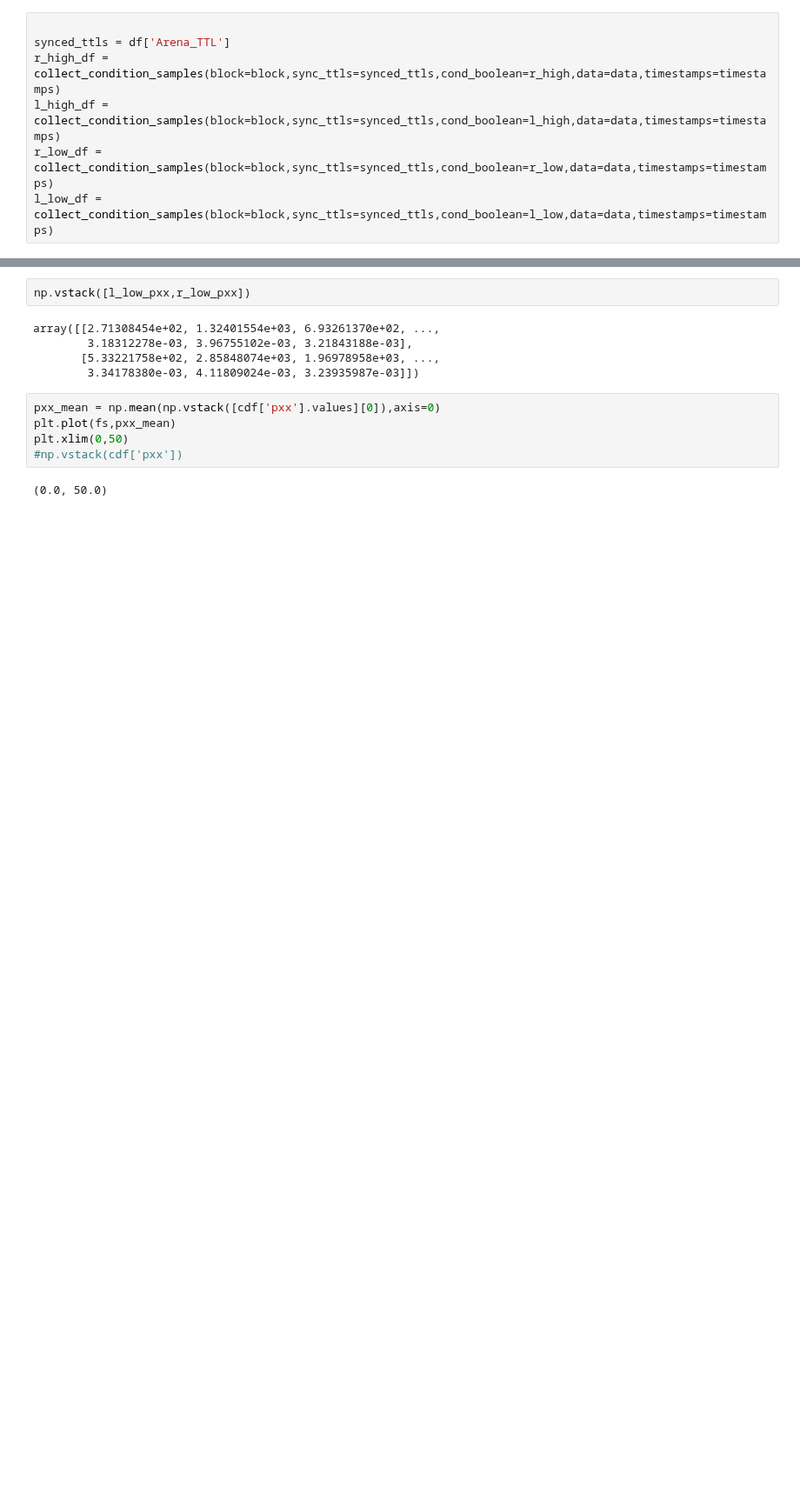
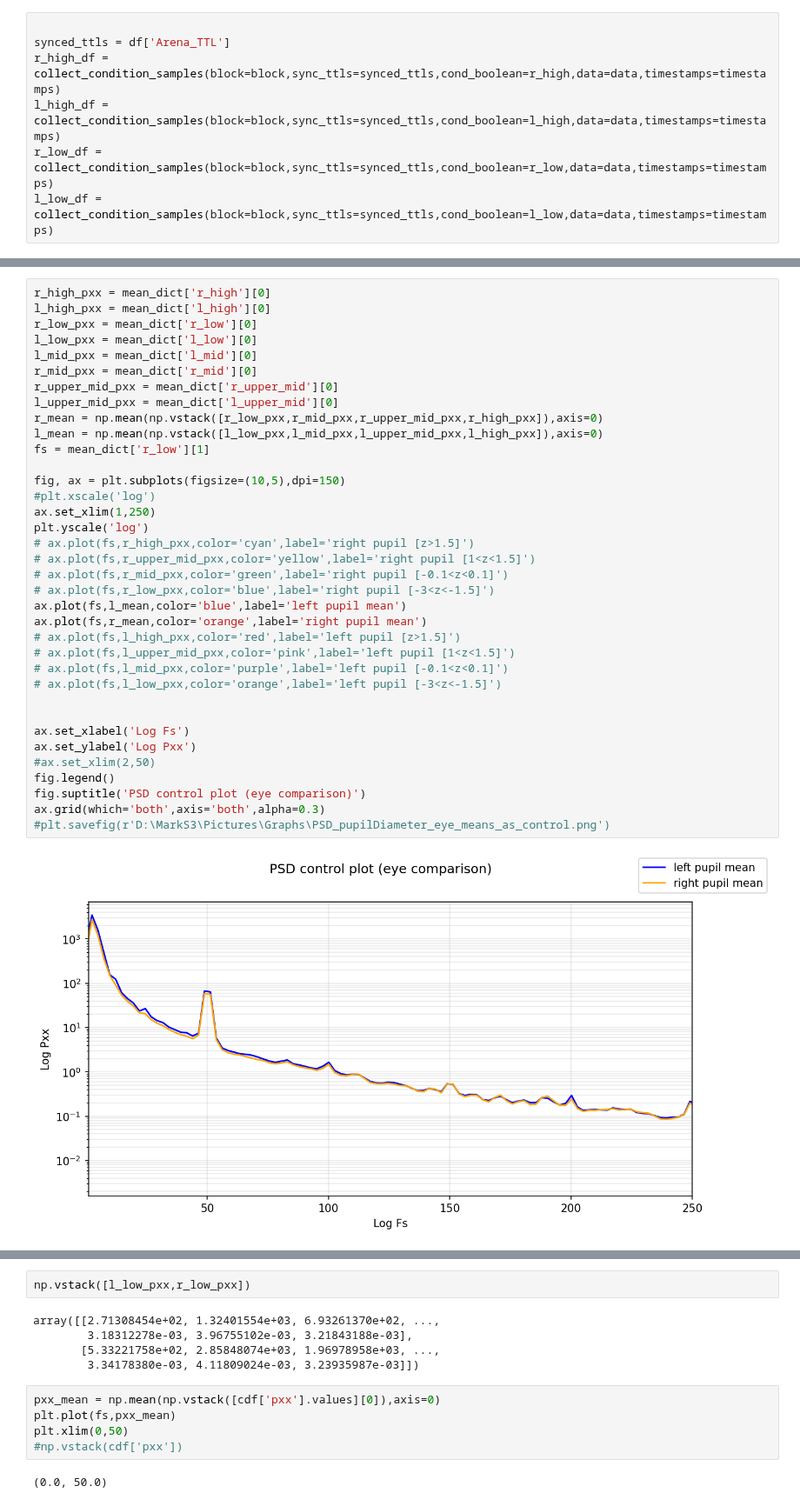
Before and after one commit to neural-electrophysiology-tool-team/Eye-Tracking-Tools, a Jupyter notebook: Pupil_PSD_Graphs.ipynb, the cells around one changed output, grey strips where cells are left out. Shown at 87% size. Drawn from its saved outputs; the diff is of its cells as text; blank space fills up the shorter version.

```diff
--- a/Pupil_PSD_Graphs.ipynb
+++ b/Pupil_PSD_Graphs.ipynb
@@ -315,3 +435,41 @@ ax.grid(which='both',axis='both',alpha=0.3)
+# %%
+r_high_pxx = mean_dict['r_high'][0]
+l_high_pxx = mean_dict['l_high'][0]
+r_low_pxx = mean_dict['r_low'][0]
+l_low_pxx = mean_dict['l_low'][0]
+l_mid_pxx = mean_dict['l_mid'][0]
+r_mid_pxx = mean_dict['r_mid'][0]
+r_upper_mid_pxx = mean_dict['r_upper_mid'][0]
+l_upper_mid_pxx = mean_dict['l_upper_mid'][0]
+r_mean = np.mean(np.vstack([r_low_pxx,r_mid_pxx,r_upper_mid_pxx,r_high_pxx]),axis=0)
+l_mean = np.mean(np.vstack([l_low_pxx,l_mid_pxx,l_upper_mid_pxx,l_high_pxx]),axis=0)
+fs = mean_dict['r_low'][1]
+
+fig, ax = plt.subplots(figsize=(10,5),dpi=150)
+#plt.xscale('log')
+ax.set_xlim(1,250)
+plt.yscale('log')
+# ax.plot(fs,r_high_pxx,color='cyan',label='right pupil [z>1.5]')
+# ax.plot(fs,r_upper_mid_pxx,color='yellow',label='right pupil [1<z<1.5]')
+# ax.plot(fs,r_mid_pxx,color='green',label='right pupil [-0.1<z<0.1]')
+# ax.plot(fs,r_low_pxx,color='blue',label='right pupil [-3<z<-1.5]')
+ax.plot(fs,l_mean,color='blue',label='left pupil mean')
+ax.plot(fs,r_mean,color='orange',label='right pupil mean')
+# ax.plot(fs,l_high_pxx,color='red',label='left pupil [z>1.5]')
+# ax.plot(fs,l_upper_mid_pxx,color='pink',label='left pupil [1<z<1.5]')
+# ax.plot(fs,l_mid_pxx,color='purple',label='left pupil [-0.1<z<0.1]')
+# ax.plot(fs,l_low_pxx,color='orange',label='left pupil [-3<z<-1.5]')
+
+
+ax.set_xlabel('Log Fs')
+ax.set_ylabel('Log Pxx')
+#ax.set_xlim(2,50)
+fig.legend()
+fig.suptitle('PSD control plot (eye comparison)')
+ax.grid(which='both',axis='both',alpha=0.3)
+#plt.savefig(r'D:\MarkS3\Pictures\Graphs\PSD_pupilDiameter_eye_means_as_control.png')
+# %% [output]
+[figure, added]
 # %%
 
 r_high_pxx = mean_dict['r_high'][0]
```
Also changed, not shown: parts of 10 cells of this notebook, 1 other file.
